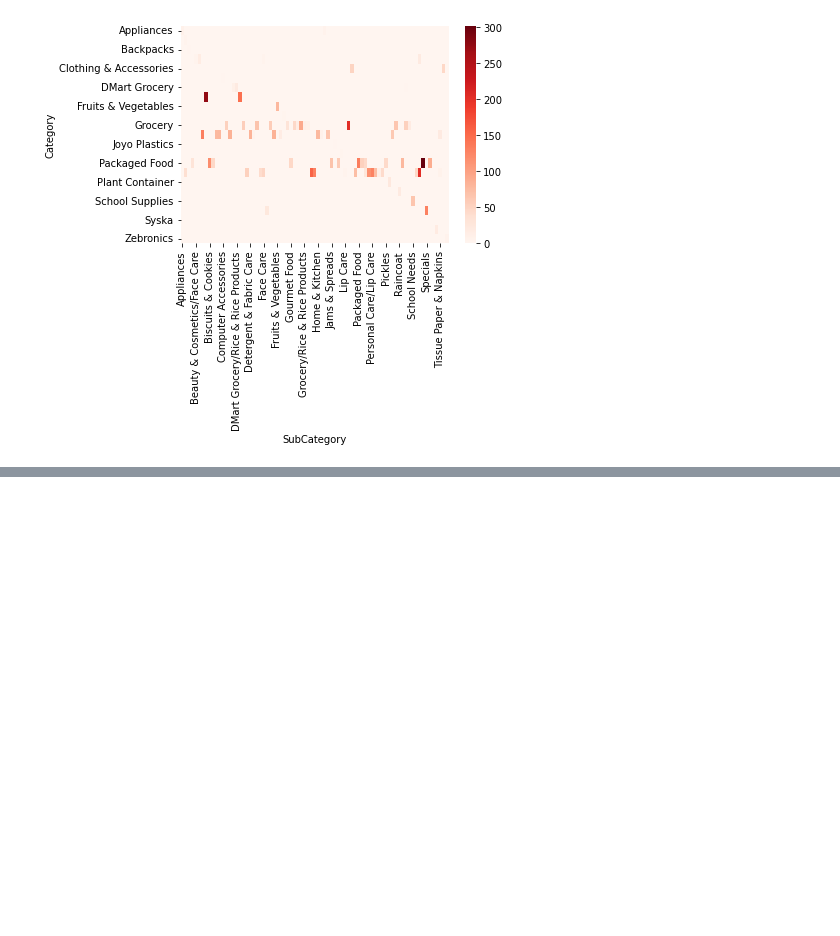
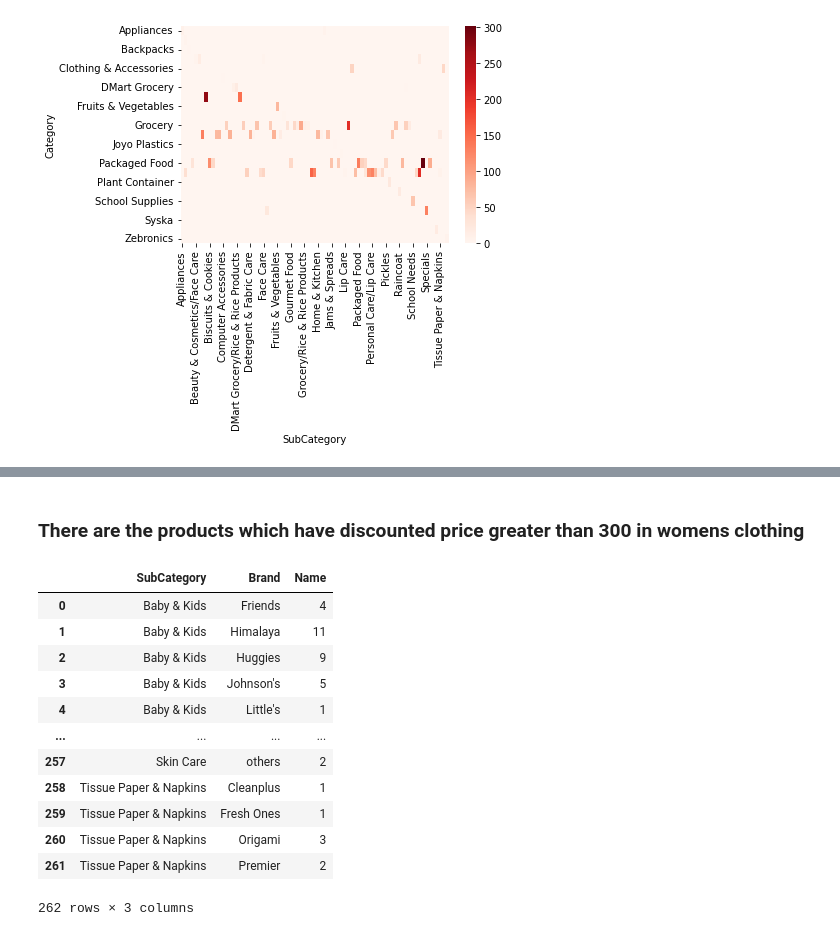
Before and after one commit to bharath3848/Dmart-dataset, a Jupyter notebook: EDA_Project.ipynb, the cells around one changed output, grey strips where cells are left out. Cells and saved outputs as stored; diff of their text form; code cells hidden in the pictures; blank space fills up the shorter version.

```diff
--- a/EDA_Project.ipynb
+++ b/EDA_Project.ipynb
@@ -463,0 +528,18 @@ plt.show()
+# %% [markdown]
+### There are the products which have discounted price greater than 300 in womens clothing
+# %%
+df[df['Category']=='Personal Care'].groupby(['SubCategory','Brand'])['Name'].count().reset_index()
+# %% [output]
+|  | SubCategory | Brand | Name |
+| 0 | Baby & Kids | Friends | 4 |
+| 1 | Baby & Kids | Himalaya | 11 |
+| 2 | Baby & Kids | Huggies | 9 |
+| 3 | Baby & Kids | Johnson's | 5 |
+| 4 | Baby & Kids | Little's | 1 |
+| ... | ... | ... | ... |
+| 257 | Skin Care | others | 2 |
+| 258 | Tissue Paper & Napkins | Cleanplus | 1 |
+| 259 | Tissue Paper & Napkins | Fresh Ones | 1 |
+| 260 | Tissue Paper & Napkins | Origami | 3 |
+| 261 | Tissue Paper & Napkins | Premier | 2 |
+262 rows × 3 columns
```
Also changed, not shown: parts of 30 cells of this notebook.
